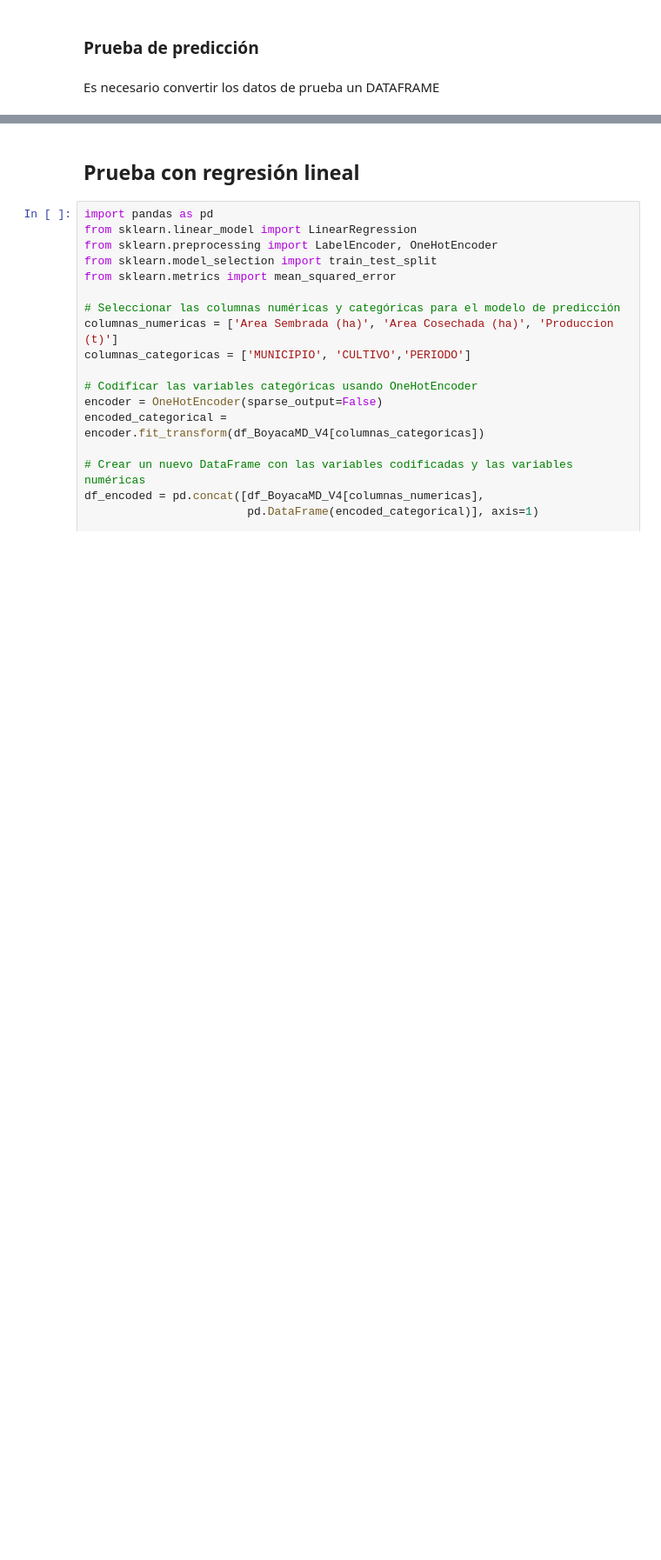
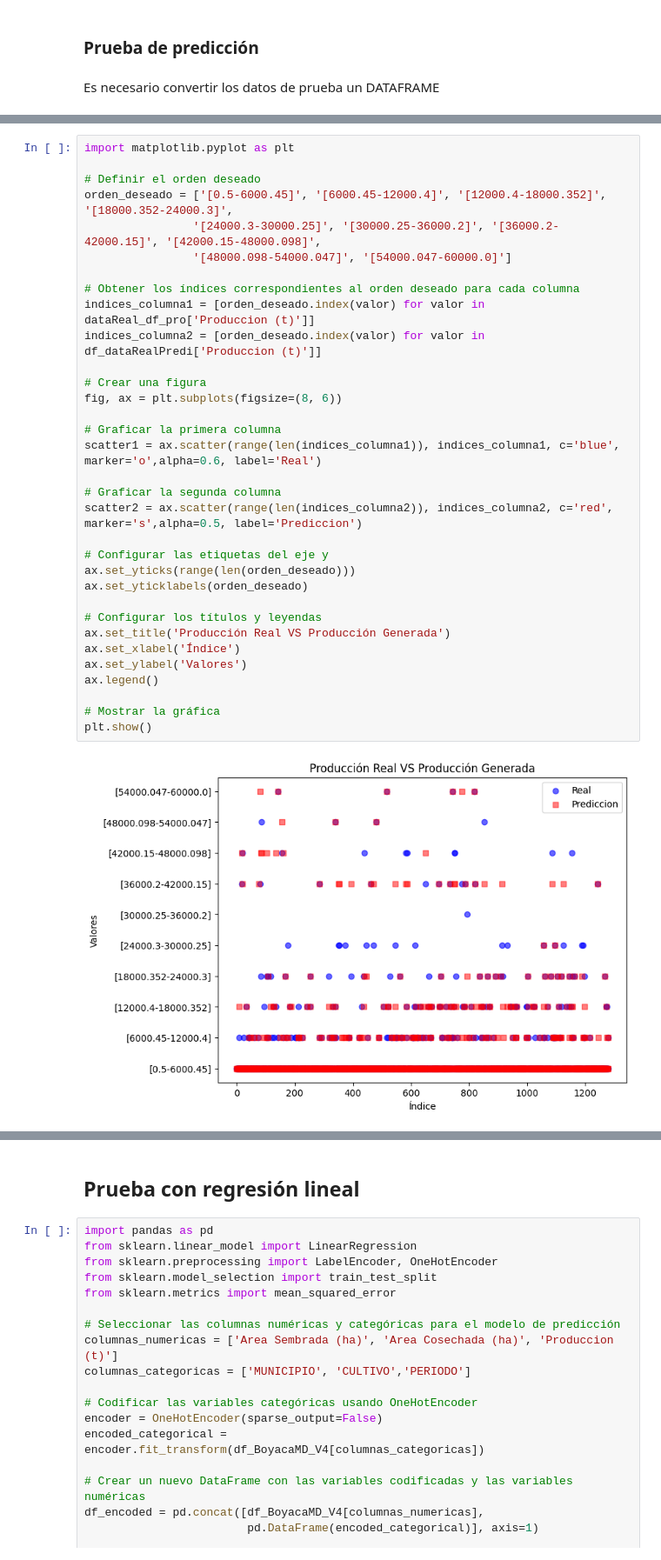
Before and after one commit to PabloEsteban0201/PredictionModel_of_PotatoProduction, a Jupyter notebook: Preparación_de_datos.ipynb, the cells around one changed output, grey strips where cells are left out. Shown at 87% size. Drawn from its saved outputs; the diff is of its cells as text; blank space fills up the shorter version.

```diff
--- a/Preparación_de_datos.ipynb
+++ b/Preparación_de_datos.ipynb
@@ -1540,0 +1693,35 @@ Etiquetas predichas: ['[0.5-6000.45]']
+# %%
+import matplotlib.pyplot as plt
+
+# Definir el orden deseado
+orden_deseado = ['[0.5-6000.45]', '[6000.45-12000.4]', '[12000.4-18000.352]', '[18000.352-24000.3]',
+                '[24000.3-30000.25]', '[30000.25-36000.2]', '[36000.2-42000.15]', '[42000.15-48000.098]',
+                '[48000.098-54000.047]', '[54000.047-60000.0]']
+
+# Obtener los índices correspondientes al orden deseado para cada columna
+indices_columna1 = [orden_deseado.index(valor) for valor in dataReal_df_pro['Produccion (t)']]
+indices_columna2 = [orden_deseado.index(valor) for valor in df_dataRealPredi['Produccion (t)']]
+
+# Crear una figura
+fig, ax = plt.subplots(figsize=(8, 6))
+
+# Graficar la primera columna
+scatter1 = ax.scatter(range(len(indices_columna1)), indices_columna1, c='blue', marker='o',alpha=0.6, label='Real')
+
+# Graficar la segunda columna
+scatter2 = ax.scatter(range(len(indices_columna2)), indices_columna2, c='red', marker='s',alpha=0.5, label='Prediccion')
+
+# Configurar las etiquetas del eje y
+ax.set_yticks(range(len(orden_deseado)))
+ax.set_yticklabels(orden_deseado)
+
+# Configurar los títulos y leyendas
+ax.set_title('Producción Real VS Producción Generada')
+ax.set_xlabel('Índice')
+ax.set_ylabel('Valores')
+ax.legend()
+
+# Mostrar la gráfica
+plt.show()
+# %% [output]
+[figure, added]
```
Also changed, not shown: parts of 20 cells of this notebook.
